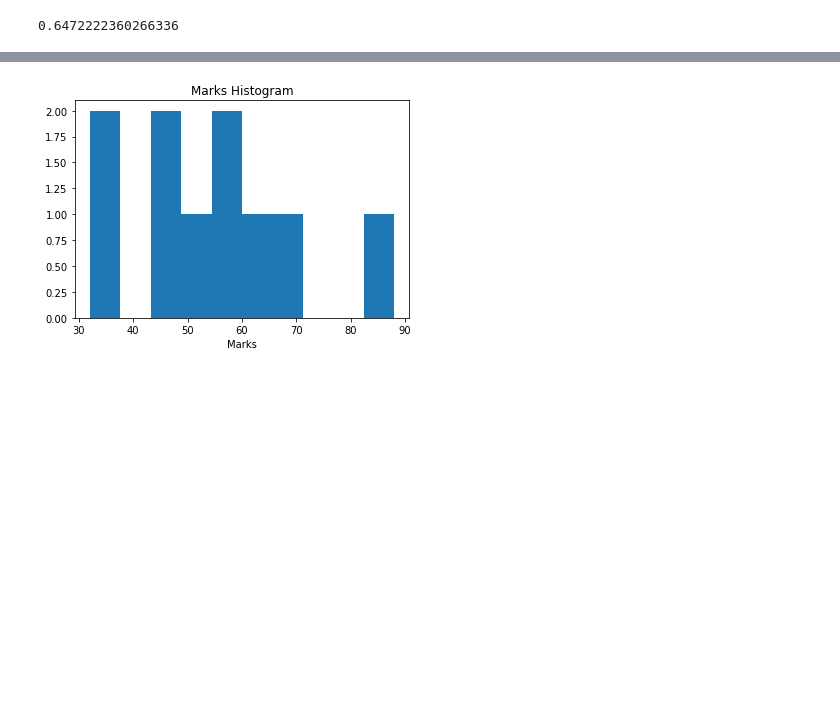
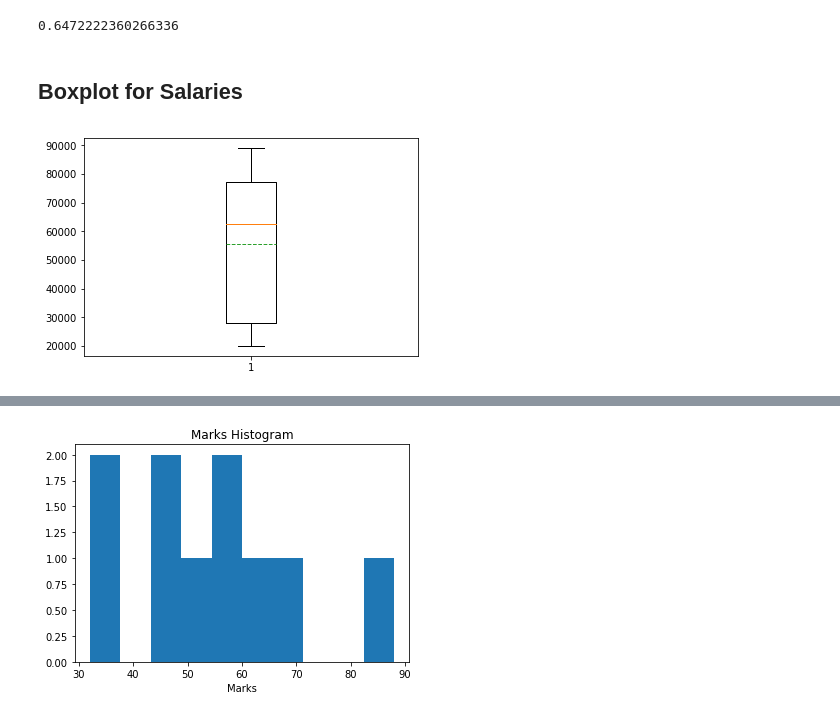
Before and after one commit to srikanthpragada/DataScience_21_JAN_2019, a Jupyter notebook: stats.ipynb, the cells around one changed output, grey strips where cells are left out. Cells and saved outputs as stored; diff of their text form; code cells hidden in the pictures; blank space fills up the shorter version.

```diff
--- a/stats.ipynb
+++ b/stats.ipynb
@@ -55,3 +80,12 @@ marks2 = [45,55,58,50,45,88,36,66,65,32]
 stats.skew(marks2)
 # %% [output]
 0.6472222360266336
+# %% [markdown]
+## Boxplot for Salaries
+# %%
+import matplotlib.pyplot as plt
+salaries = [20000,70000,26000,55000,87000,34000,23000,89000,75000,78000]
+plt.boxplot(salaries, showmeans=True, meanline = True)
+plt.show()
+# %% [output]
+[figure, added]
```
Also changed, not shown: parts of 5 cells of this notebook.
